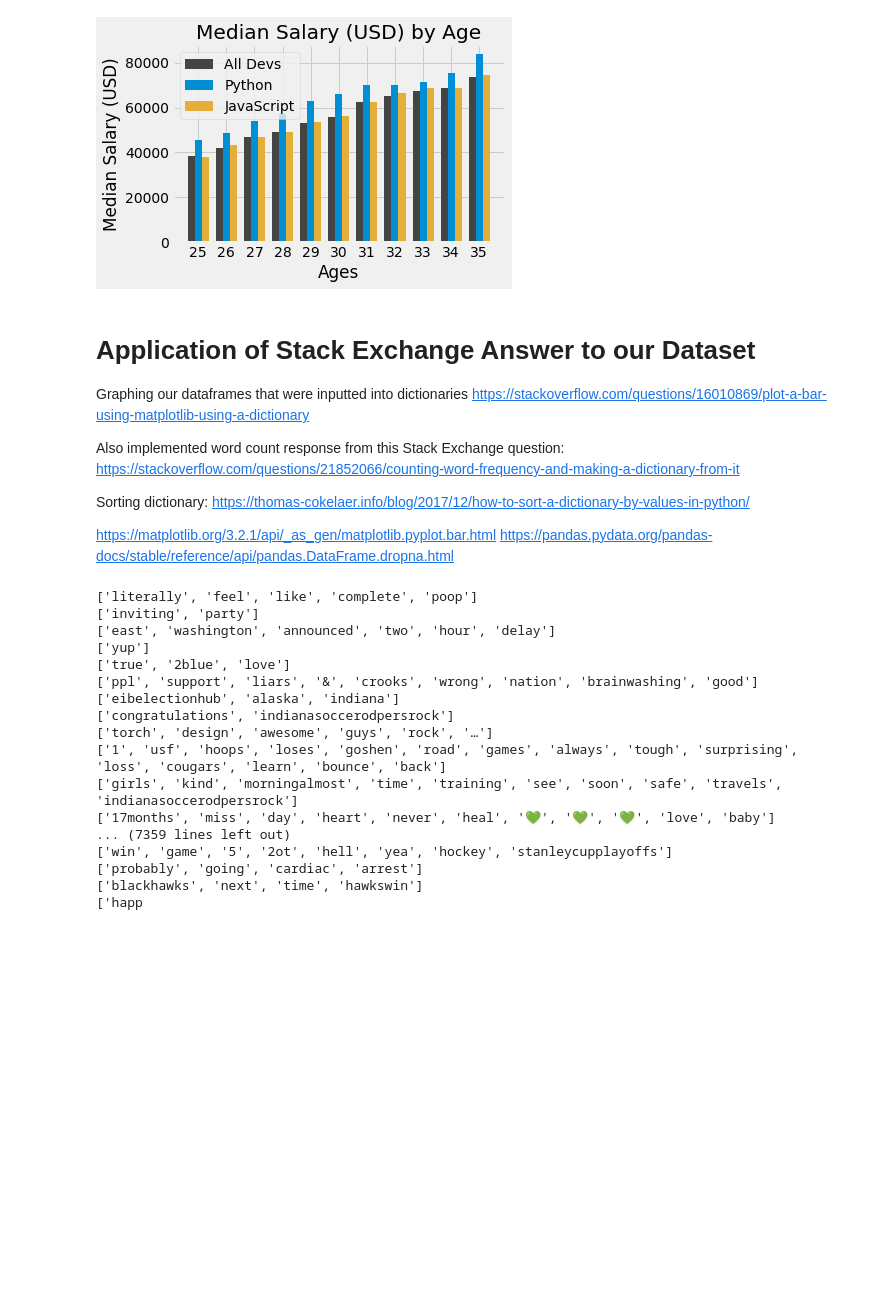
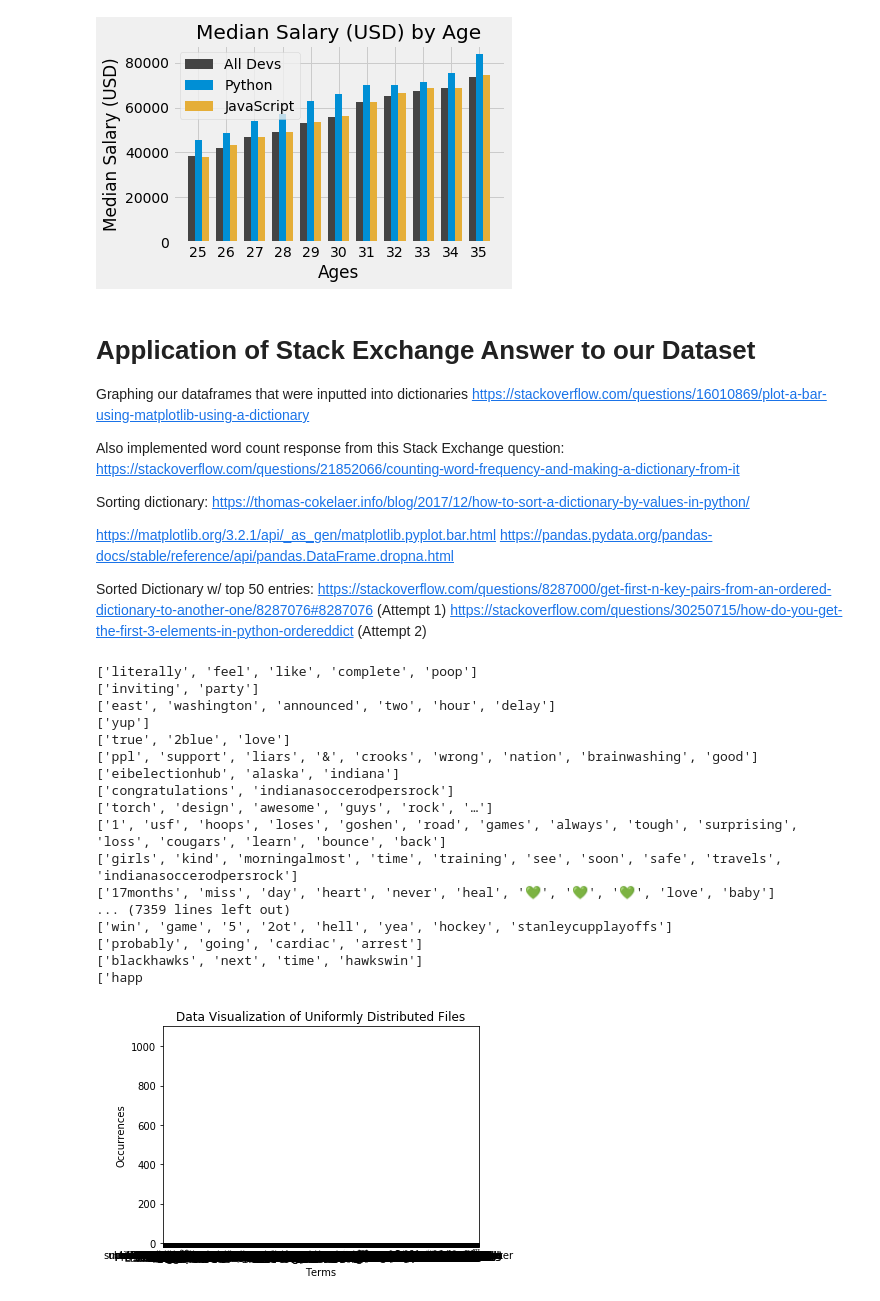
Before and after one commit to quinngroup/Twitter-Embedding-Analysis, a Jupyter notebook: preprocessing/basic_datavis.ipynb, the cells around one changed output. Drawn from its saved outputs; the diff is of its cells as text; code cells hidden in the pictures; blank space fills up the shorter version.

Commit message:
Attempt at better formatting for data visualization graphs

```diff
--- a/preprocessing/basic_datavis.ipynb
+++ b/preprocessing/basic_datavis.ipynb
@@ -220,6 +222,10 @@ https://thomas-cokelaer.info/blog/2017/12/how-to-sort-a-dictionary-by-values-in-
 
 https://matplotlib.org/3.2.1/api/_as_gen/matplotlib.pyplot.bar.html
 https://pandas.pydata.org/pandas-docs/stable/reference/api/pandas.DataFrame.dropna.html
+
+Sorted Dictionary w/ top 50 entries:
+https://stackoverflow.com/questions/8287000/get-first-n-key-pairs-from-an-ordered-dictionary-to-another-one/8287076#8287076 (Attempt 1)
+https://stackoverflow.com/questions/30250715/how-do-you-get-the-first-3-elements-in-python-ordereddict (Attempt 2)
 # %%
 D = {}
 
@@ -230,43 +236,44 @@ for x in range(0, len(file_list_now)):
                 D[word] = 0
             D[word] += 1
 
-sorted_D = sorted(D.items(), key=operator.itemgetter(1))
+sorted_D = collections.OrderedDict(sorted(D.items(), key=operator.itemgetter(1)))
 
 print(sorted_D)
 #Dictionary of datasets; keys are the terms and the # of appearances are the values
 
-keys = D.keys()
-values = D.values()
+keys = sorted_D.keys()
+values = sorted_D.values()
 
 #plt.bar(range(len(D)), D.values(), align='center')
 plt.bar(len(keys), values, align='center')
 
 #plt.legend()
 
-plt.xticks(range(len(D)), D.keys())
+plt.xticks(range(len(sorted_D)), sorted_D.keys())
 
-plt.title("Data Visualization of 10 Uniformly Distributed Files")
+plt.title("Data Visualization of Uniformly Distributed Files")
 plt.xlabel("Terms")
 plt.ylabel("Occurrences")
 
 plt.tight_layout()
 
 plt.show()
 # %% [output]
 ['literally', 'feel', 'like', 'complete', 'poop']
 ['inviting', 'party']
 ['east', 'washington', 'announced', 'two', 'hour', 'delay']
 ['yup']
 ['true', '2blue', 'love']
 ['ppl', 'support', 'liars', '&', 'crooks', 'wrong', 'nation', 'brainwashing', 'good']
 ['eibelectionhub', 'alaska', 'indiana']
 ['congratulations', 'indianasoccerodpersrock']
 ['torch', 'design', 'awesome', 'guys', 'rock', '…']
 ['1', 'usf', 'hoops', 'loses', 'goshen', 'road', 'games', 'always', 'tough', 'surprising', 'loss', 'cougars', 'learn', 'bounce', 'back']
 ['girls', 'kind', 'morningalmost', 'time', 'training', 'see', 'soon', 'safe', 'travels', 'indianasoccerodpersrock']
 ['17months', 'miss', 'day', 'heart', 'never', 'heal', '💚', '💚', '💚', 'love', 'baby']
 ... (7359 lines left out)
 ['win', 'game', '5', '2ot', 'hell', 'yea', 'hockey', 'stanleycupplayoffs']
 ['probably', 'going', 'cardiac', 'arrest']
 ['blackhawks', 'next', 'time', 'hawkswin']
 ['happ
+[figure, added]
```
Also changed, not shown: parts of 1 cell of this notebook.
